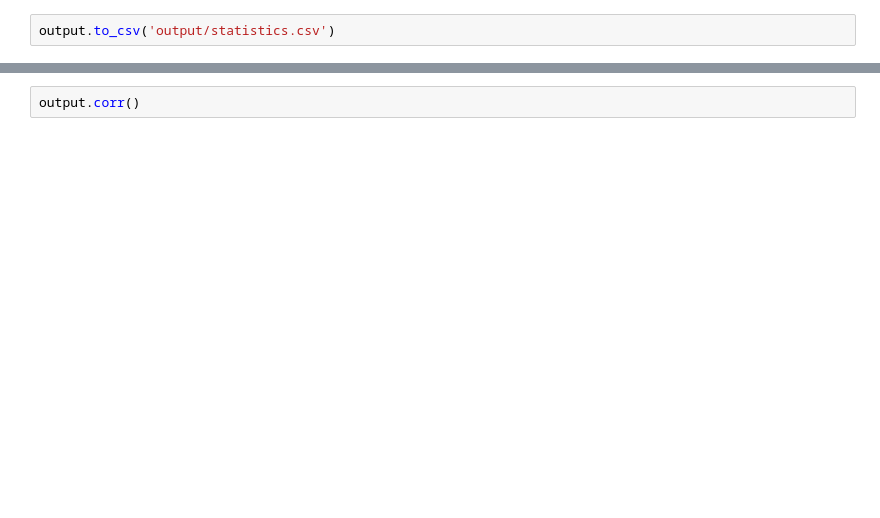
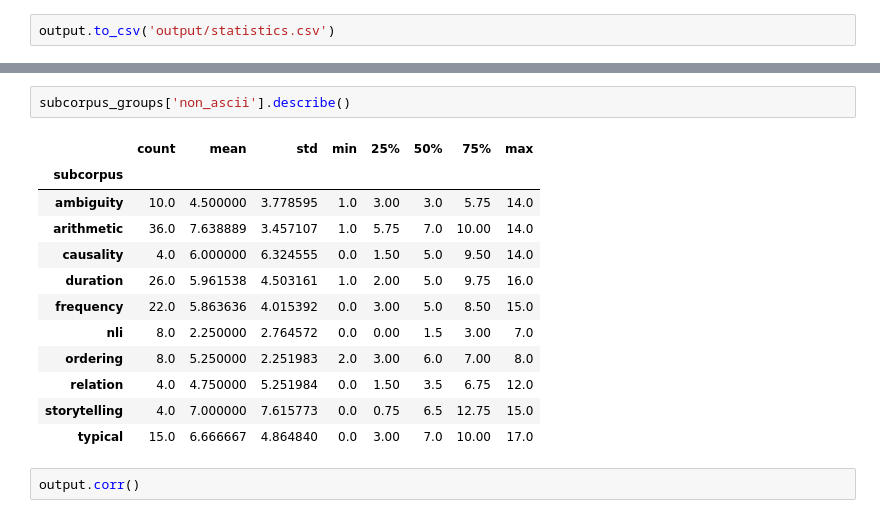
Before and after one commit to lykoerber/Xtemporal-reasoning, a Jupyter notebook: analysis.ipynb, the cells around one changed output, grey strips where cells are left out. Saved outputs shown, nothing was run; the diff lists cells and outputs as text; blank space fills up the shorter version.

```diff
--- a/analysis.ipynb
+++ b/analysis.ipynb
@@ -227,3 +245,18 @@ output.pattern_unrel = output.pattern_unrel.astype('float', errors='ignore')
+# %%
+subcorpus_groups['non_ascii'].describe()
+# %% [output]
+|  | count | mean | std | min | 25% | 50% | 75% | max |
+| subcorpus |  |  |  |  |  |  |  |  |
+| ambiguity | 10.0 | 4.500000 | 3.778595 | 1.0 | 3.00 | 3.0 | 5.75 | 14.0 |
+| arithmetic | 36.0 | 7.638889 | 3.457107 | 1.0 | 5.75 | 7.0 | 10.00 | 14.0 |
+| causality | 4.0 | 6.000000 | 6.324555 | 0.0 | 1.50 | 5.0 | 9.50 | 14.0 |
+| duration | 26.0 | 5.961538 | 4.503161 | 1.0 | 2.00 | 5.0 | 9.75 | 16.0 |
+| frequency | 22.0 | 5.863636 | 4.015392 | 0.0 | 3.00 | 5.0 | 8.50 | 15.0 |
+| nli | 8.0 | 2.250000 | 2.764572 | 0.0 | 0.00 | 1.5 | 3.00 | 7.0 |
+| ordering | 8.0 | 5.250000 | 2.251983 | 2.0 | 3.00 | 6.0 | 7.00 | 8.0 |
+| relation | 4.0 | 4.750000 | 5.251984 | 0.0 | 1.50 | 3.5 | 6.75 | 12.0 |
+| storytelling | 4.0 | 7.000000 | 7.615773 | 0.0 | 0.75 | 6.5 | 12.75 | 15.0 |
+| typical | 15.0 | 6.666667 | 4.864840 | 0.0 | 3.00 | 7.0 | 10.00 | 17.0 |
 # %%
 output.corr()
 # %% [output]
```
Also changed, not shown: parts of 21 cells of this notebook.
